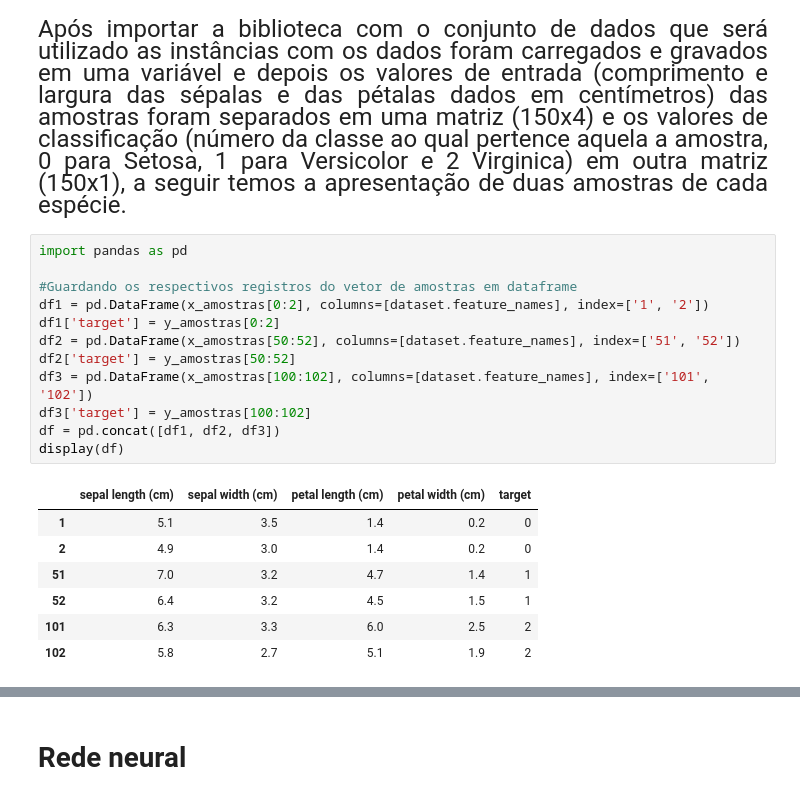
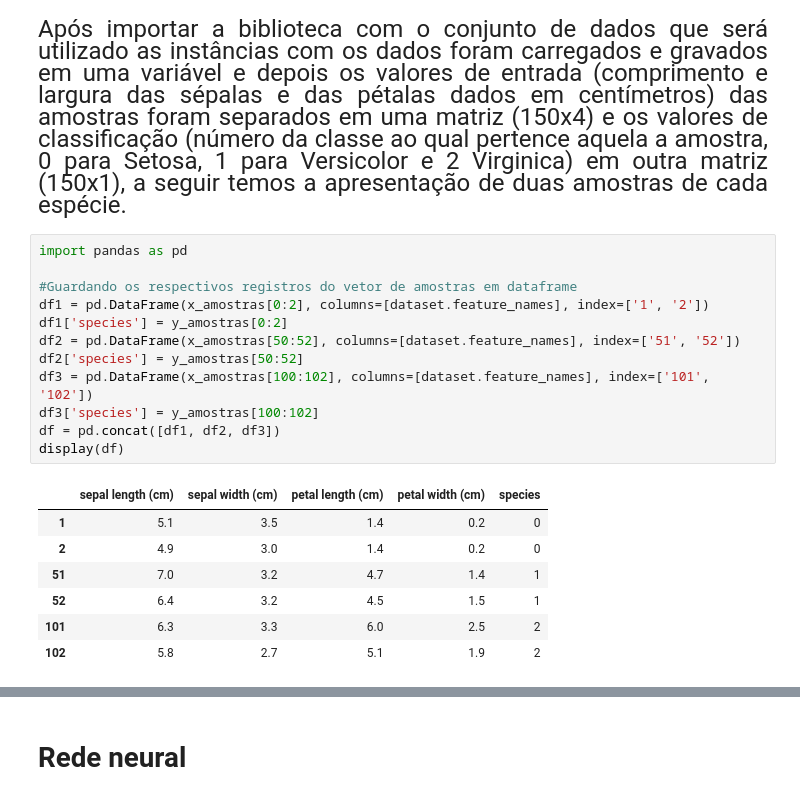
Before and after one commit to abner-lucas/PSO-Hyperparameter-Optimization-Classification, a Jupyter notebook: feedfoward_iris_pso.ipynb, the cells around one changed output, grey strips where cells are left out. Drawn from its saved outputs; the diff is of its cells as text.

```diff
--- a/feedfoward_iris_pso.ipynb
+++ b/feedfoward_iris_pso.ipynb
@@ -31,17 +31,17 @@ x_teste, y_teste = x[105:], y[105:]
 # %%
 import pandas as pd
 
 #Guardando os respectivos registros do vetor de amostras em dataframe
 df1 = pd.DataFrame(x_amostras[0:2], columns=[dataset.feature_names], index=['1', '2'])
-df1['target'] = y_amostras[0:2]
+df1['species'] = y_amostras[0:2]
 df2 = pd.DataFrame(x_amostras[50:52], columns=[dataset.feature_names], index=['51', '52'])
-df2['target'] = y_amostras[50:52]
+df2['species'] = y_amostras[50:52]
 df3 = pd.DataFrame(x_amostras[100:102], columns=[dataset.feature_names], index=['101', '102'])
-df3['target'] = y_amostras[100:102]
+df3['species'] = y_amostras[100:102]
 df = pd.concat([df1, df2, df3])
 display(df)
 # %% [output]
-|  | sepal length (cm) | sepal width (cm) | petal length (cm) | petal width (cm) | target |
+|  | sepal length (cm) | sepal width (cm) | petal length (cm) | petal width (cm) | species |
 | 1 | 5.1 | 3.5 | 1.4 | 0.2 | 0 |
 | 2 | 4.9 | 3.0 | 1.4 | 0.2 | 0 |
 | 51 | 7.0 | 3.2 | 4.7 | 1.4 | 1 |
```
Also changed, not shown: parts of 16 cells of this notebook, 1 other file.
